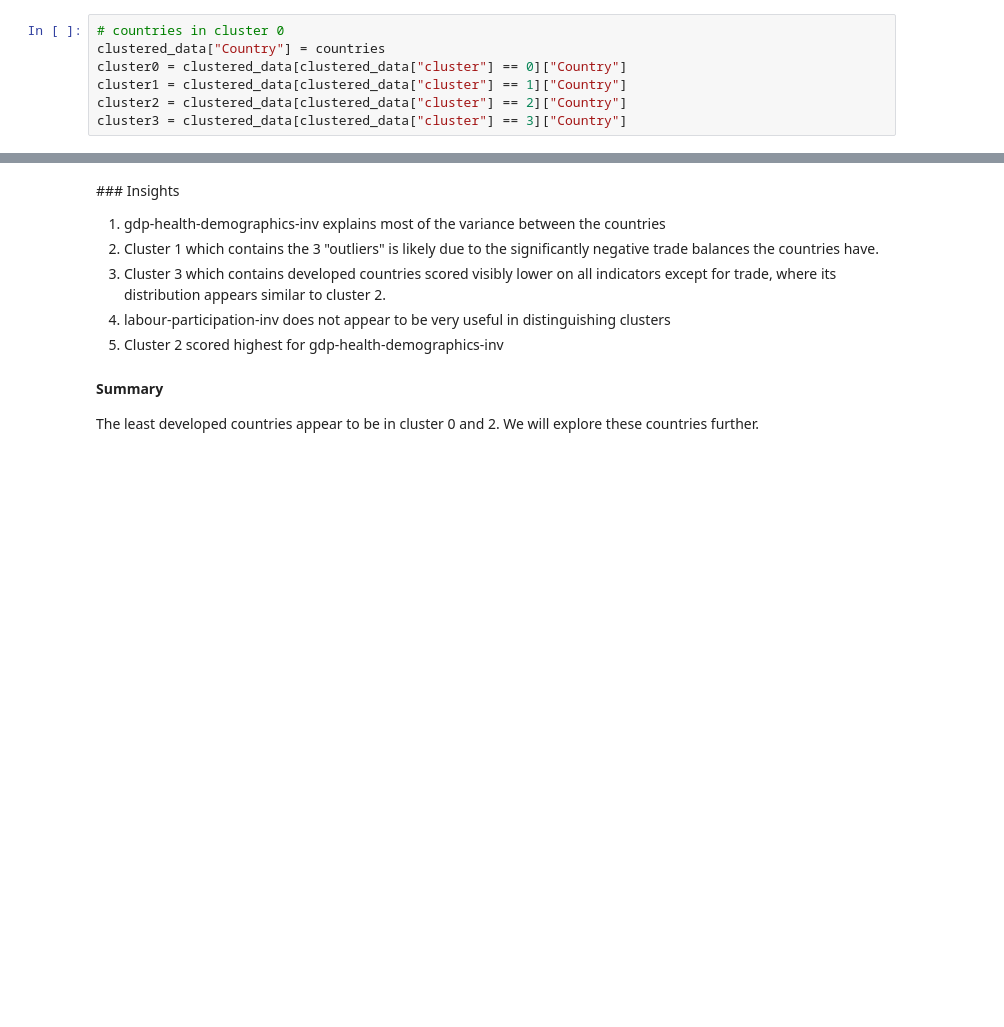
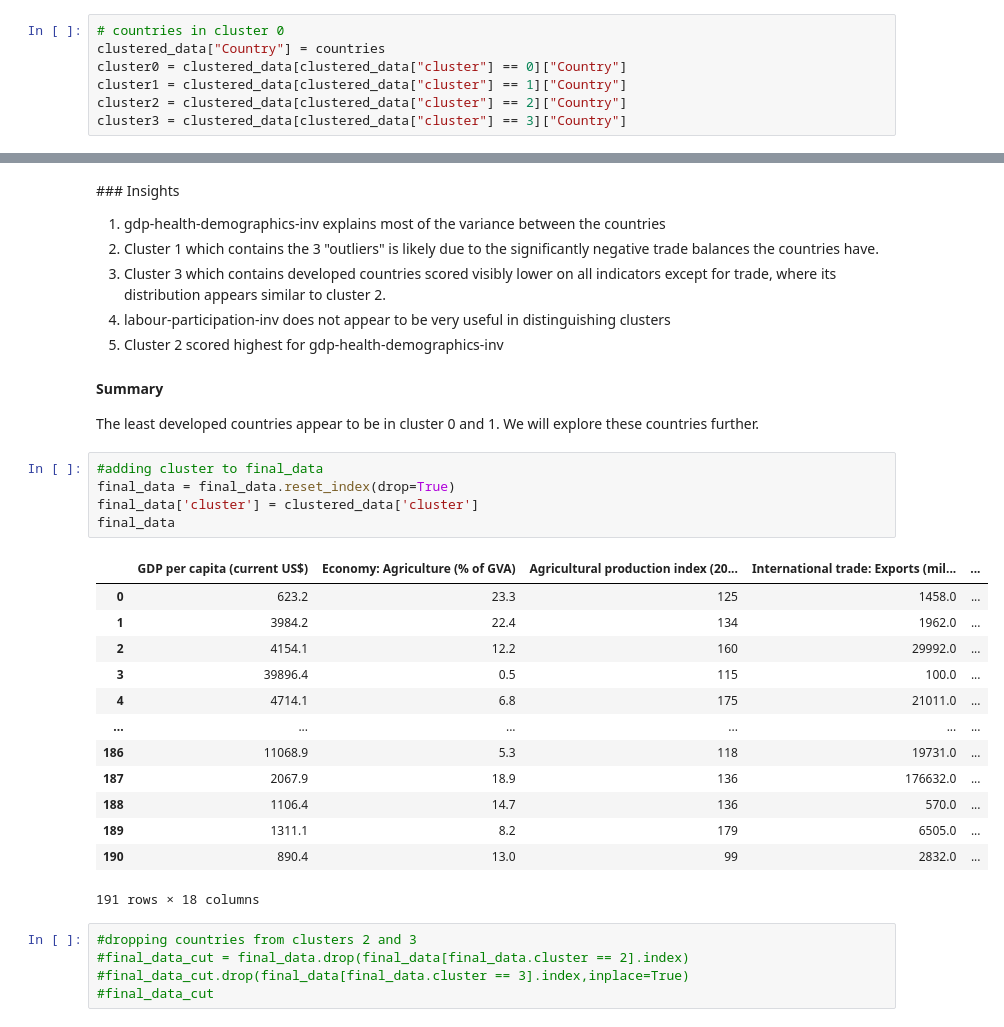
Before and after one commit to Snail664/country-clustering, a Jupyter notebook: clustering.ipynb, the cells around one changed output, grey strips where cells are left out. Drawn from its saved outputs; the diff is of its cells as text; blank space fills up the shorter version.

```diff
--- a/clustering.ipynb
+++ b/clustering.ipynb
@@ -237,4 +237,28 @@ grouped_data.plot.bar(figsize = (16,6))
 4. Cluster 2 scored highest for gdp-health-demographics-inv
 
 #### Summary
-The least developed countries appear to be in cluster 0 and 2. We will explore these countries further.
+The least developed countries appear to be in cluster 0 and 1. We will explore these countries further.
+# %%
+#adding cluster to final_data
+final_data = final_data.reset_index(drop=True)
+final_data['cluster'] = clustered_data['cluster']
+final_data
+# %% [output]
+|  | GDP per capita (current US$) | Economy: Agriculture (% of GVA) | Agricultural production index (20... | International trade: Exports (mil... | ... |
+| 0 | 623.2 | 23.3 | 125 | 1458.0 | ... |
+| 1 | 3984.2 | 22.4 | 134 | 1962.0 | ... |
+| 2 | 4154.1 | 12.2 | 160 | 29992.0 | ... |
+| 3 | 39896.4 | 0.5 | 115 | 100.0 | ... |
+| 4 | 4714.1 | 6.8 | 175 | 21011.0 | ... |
+| ... | ... | ... | ... | ... | ... |
+| 186 | 11068.9 | 5.3 | 118 | 19731.0 | ... |
+| 187 | 2067.9 | 18.9 | 136 | 176632.0 | ... |
+| 188 | 1106.4 | 14.7 | 136 | 570.0 | ... |
+| 189 | 1311.1 | 8.2 | 179 | 6505.0 | ... |
+| 190 | 890.4 | 13.0 | 99 | 2832.0 | ... |
+191 rows × 18 columns
+# %%
+#dropping countries from clusters 2 and 3
+#final_data_cut = final_data.drop(final_data[final_data.cluster == 2].index)
+#final_data_cut.drop(final_data[final_data.cluster == 3].index,inplace=True)
+#final_data_cut
```
Also changed, not shown: parts of 14 cells of this notebook.
